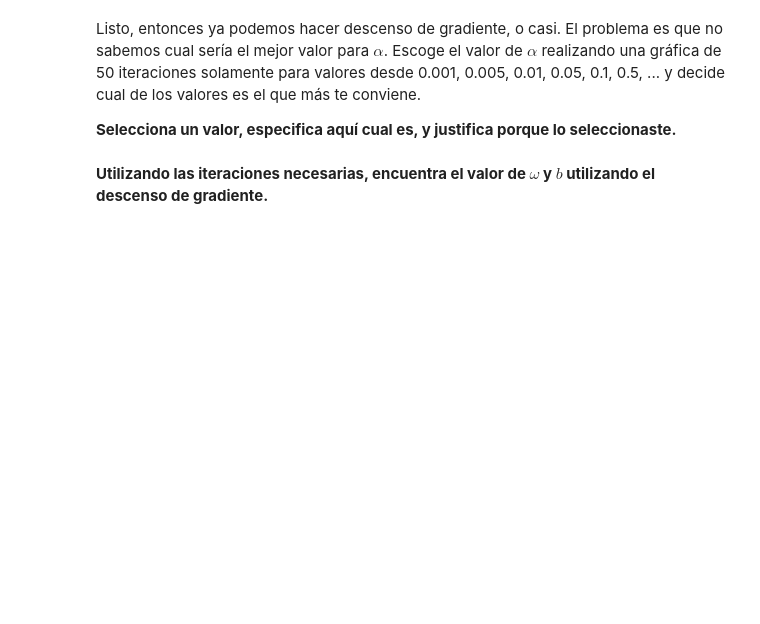
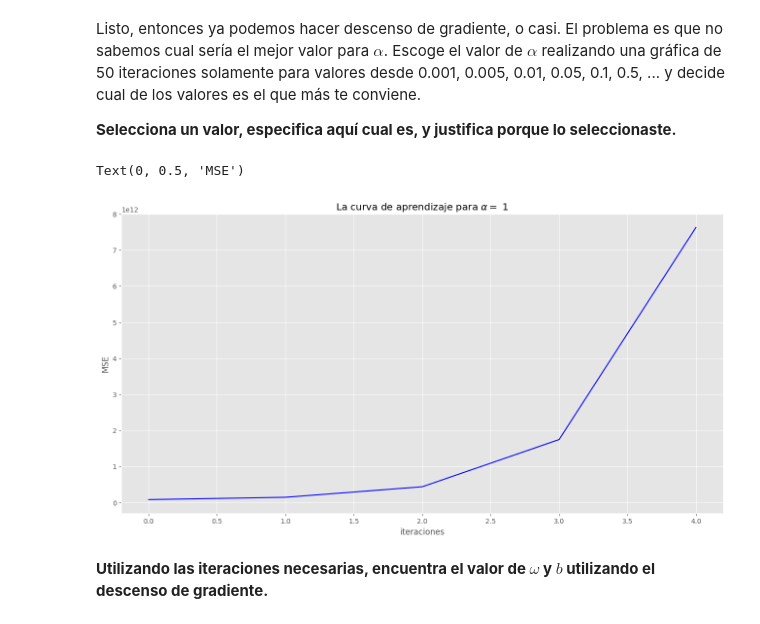
Before and after one commit to IA-UNISON/3-Aprendizaje, a Jupyter notebook: reg_lineal.ipynb, the cells around one changed output. Cells and saved outputs as stored; diff of their text form; code cells hidden in the pictures; blank space fills up the shorter version.

```diff
--- a/reg_lineal.ipynb
+++ b/reg_lineal.ipynb
@@ -72,8 +72,10 @@ def mse(x, y, w, b):
     Un flotante con el costo
 
     """
-    M, n = x.shape
+    M,n = x.shape
     loss = 0
+
+
 
     # Puedes hacerlo en forma de ciclos
     # J = 0
@@ -82,8 +84,8 @@ def mse(x, y, w, b):
     # loss = --inserta aquí tu código--
 
     # Puedes hacerlo directamente usando numpy
-    # loss = --aqui se inserta código--
-
+    y_estimada = np.dot(x, w) + b
+    loss = (1 / (2 * M)) * np.sum((y - y_estimada) ** 2)
     return loss
 # %% [markdown]
 y para probar si está bien el programa, si calculamos $E_in(\omega, b)$ para $\omega_1 = 0$, $b = 1$ debe de dar (para este conjunto de datos) **26.73** (recuerda verificar que regrese un flotante y no un vector de un solo elemento).
@@ -147,8 +154,8 @@ def grad_costo(x, y, w, b):
     error = y - (x @ w + b)
 
     # --aqui hay que poner código--
-    dw = None
-    db = None
+    dw = -2 * np.mean(error[:, None] * x, axis=0)
+    db = -2 * np.mean(error)
     #------------------------------
 
     return dw, db
@@ -182,8 +189,8 @@ def descenso_gradiente_lotes(x, y, w_0, b_0, eta, max_epoch):
         dw, db = grad_costo(x, y, w, b)
 
         # --aqui hay que poner código--
-        w -= None
-        b -= None
+        w -= eta * dw
+        b -= eta * db
         #------------------------------
 
         mse_iter[iter] = mse(x, y, w, b)
@@ -315,20 +345,23 @@ Listo, entonces ya podemos hacer descenso de gradiente, o casi. El problema es q
 # %%
 medias, desviaciones = obtiene_medias_desviaciones(x)
 x_norm = normaliza(x, medias, desviaciones)
 
 w_ini = np.zeros((n,))
 b_ini = 0
 num_iters = 5
 
-#lpha = 0.0001  # Aqui es donde hay que hacer las pruebas
+lpha = 0.5  # Aqui es donde hay que hacer las pruebas
 alpha = 1
 
 _, _, mse_hist = descenso_gradiente_lotes(x_norm, y, w_ini, b_ini, alpha, num_iters)
 
 plt.plot(mse_hist, '-b')
 plt.title(r"La curva de aprendizaje para $\alpha =$ " + str(alpha))
 plt.xlabel('iteraciones')
 plt.ylabel('MSE')
+# %% [output]
+Text(0, 0.5, 'MSE')
+[figure, added]
 # %% [markdown]
 **Utilizando las iteraciones necesarias, encuentra el valor de $\omega$ y $b$ utilizando el descenso de gradiente.**
 # %%
```
Also changed, not shown: parts of 9 cells of this notebook.
